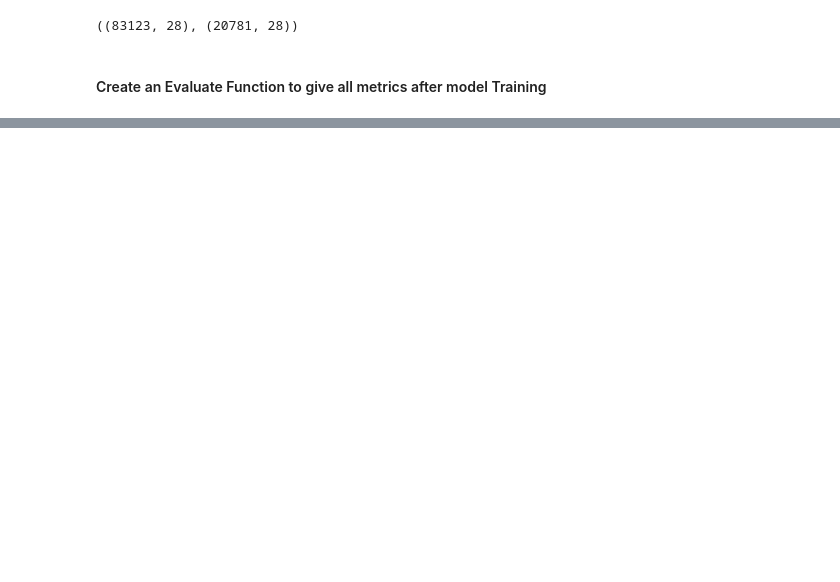
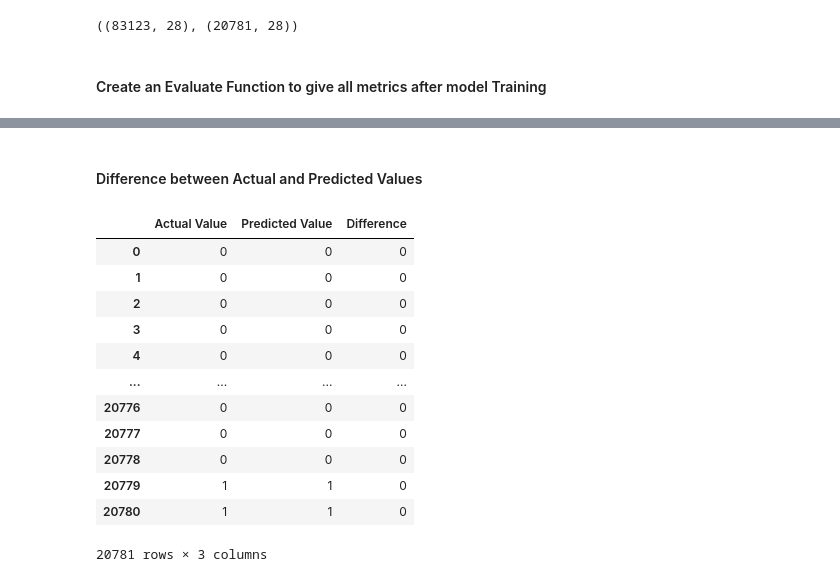
Before and after one commit to Ankit-Kadiyan/Airline-Passenger-Satisfaction-ML-Project, a Jupyter notebook: notebook/MOdel_training.ipynb, the cells around one changed output, grey strips where cells are left out. Drawn from its saved outputs; the diff is of its cells as text; code cells hidden in the pictures; blank space fills up the shorter version.

```diff
--- a/notebook/MOdel_training.ipynb
+++ b/notebook/MOdel_training.ipynb
@@ -195,7 +199,7 @@ X_train.shape, X_test.shape
 # %%
 def evaluate_model(true, predicted):
     accuracy = accuracy_score(true, predicted)
-    precision = precision_score(true, predicted, labels=['satisfied'], average='weighted')
-    recall = recall_score(true, predicted, labels=['satisfied'], average='weighted')
-    f1 = f1_score(true, predicted, labels=['satisfied'], average='weighted')
+    precision = precision_score(true, predicted, average='weighted')
+    recall = recall_score(true, predicted, average='weighted')
+    f1 = f1_score(true, predicted, average='weighted')
     return accuracy, precision, recall, f1
@@ -202,19 +260,16 @@ def evaluate_model(true, predicted):
 # %%
-models = {
-    "Logistic Regression": LogisticRegression(),
-    "K-Neighbors Classifier": KNeighborsClassifier(),
-    "Decision Tree Classifier": DecisionTreeClassifier(),
-    "Random Forest Classifier": RandomForestClassifier(),
-    "Support Vector Classifier":SVC(),
-    # "XGB Classifier": XGBClassifier(),
-    "GradientBoosting Classifier": GradientBoostingClassifier(),
-    "AdaBoost Classifier": AdaBoostClassifier()
-}
 model_list = []
 r2_list =[]
 
 for i in range(len(list(models))):
     model = list(models.values())[i]
+    model_name = list(models.keys())[i]
+    para=params[list(models.keys())[i]]
+
+    gs = GridSearchCV(model,para,cv=3)
+    gs.fit(X_train,y_train)
+
+    model.set_params(**gs.best_params_)
     model.fit(X_train, y_train) # Train model
 
     # Make predictions
@@ -279,0 +392,19 @@ Model performance for Test set
+# %% [markdown]
+#### Difference between Actual and Predicted Values
+# %%
+pred_df=pd.DataFrame({'Actual Value':y_test,'Predicted Value':y_pred,'Difference':y_test-y_pred})
+pred_df
+# %% [output]
+|  | Actual Value | Predicted Value | Difference |
+| 0 | 0 | 0 | 0 |
+| 1 | 0 | 0 | 0 |
+| 2 | 0 | 0 | 0 |
+| 3 | 0 | 0 | 0 |
+| 4 | 0 | 0 | 0 |
+| ... | ... | ... | ... |
+| 20776 | 0 | 0 | 0 |
+| 20777 | 0 | 0 | 0 |
+| 20778 | 0 | 0 | 0 |
+| 20779 | 1 | 1 | 0 |
+| 20780 | 1 | 1 | 0 |
+20781 rows × 3 columns
```
Also changed, not shown: parts of 14 cells of this notebook, 23 other files.
